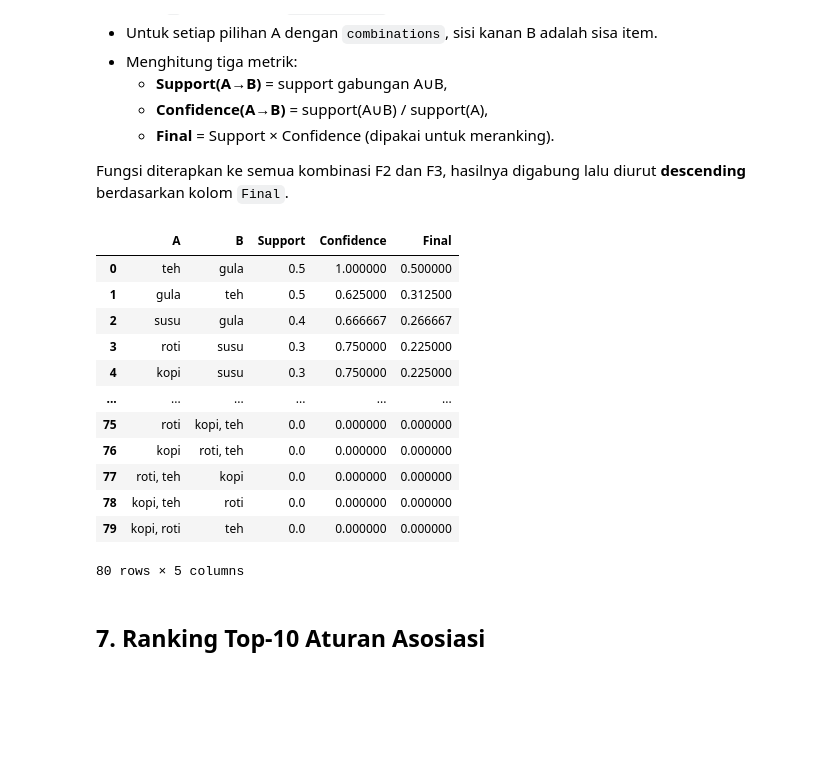
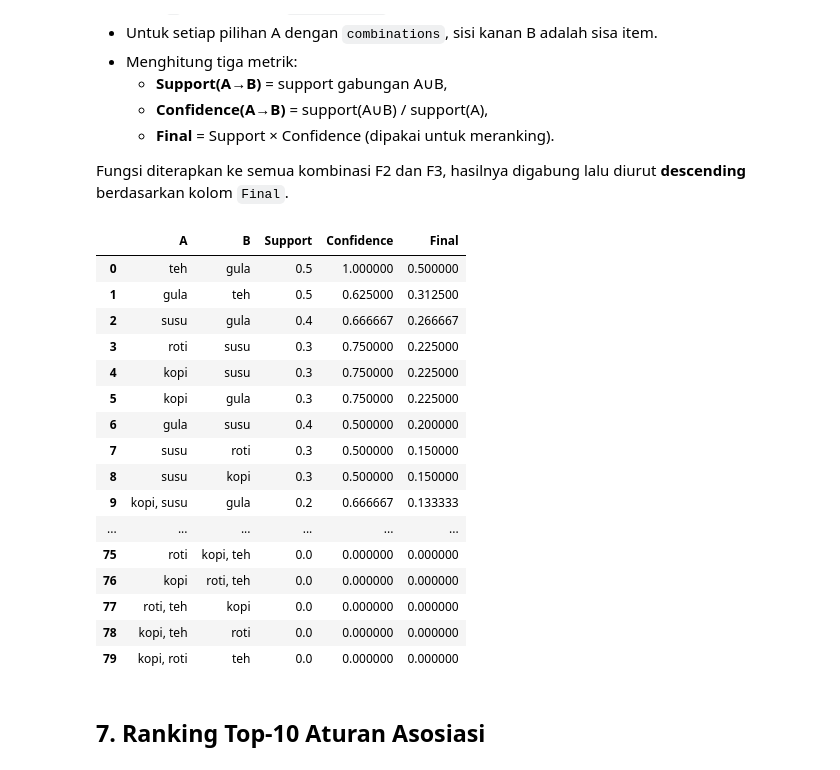
Before and after one commit to ravi-arnan/DataMining, a Jupyter notebook: Tugas1_Apriori.ipynb, the cells around one changed output. Cells and saved outputs as stored; diff of their text form; code cells hidden in the pictures; blank space fills up the shorter version.

```diff
--- a/Tugas1_Apriori.ipynb
+++ b/Tugas1_Apriori.ipynb
@@ -205,41 +205,47 @@ def buat_aturan(itemset):
     for r in range(1, len(items)):
         for A in combinations(items, r):
             B = tuple(sorted(set(items) - set(A)))
             sup_AB = support(items)
             sup_A = support(A)
             conf = sup_AB / sup_A if sup_A > 0 else 0
             aturan.append({
                 'A': ', '.join(sorted(A)),
                 'B': ', '.join(B),
                 'Support': sup_AB,
                 'Confidence': conf,
                 'Final': sup_AB * conf,
             })
     return aturan
 
 rules = []
 for combo in combinations(produk, 2):
     rules += buat_aturan(combo)
 for combo in combinations(produk, 3):
     rules += buat_aturan(combo)
 
 df_rules = pd.DataFrame(rules)
 df_rules = df_rules.sort_values('Final', ascending=False).reset_index(drop=True)
-df_rules
+# Tampilkan SEMUA baris (80) tanpa dipotong "..." oleh pandas
+with pd.option_context('display.max_rows', None):
+    display(df_rules)
 # %% [output]
 |  | A | B | Support | Confidence | Final |
 | 0 | teh | gula | 0.5 | 1.000000 | 0.500000 |
 | 1 | gula | teh | 0.5 | 0.625000 | 0.312500 |
 | 2 | susu | gula | 0.4 | 0.666667 | 0.266667 |
 | 3 | roti | susu | 0.3 | 0.750000 | 0.225000 |
 | 4 | kopi | susu | 0.3 | 0.750000 | 0.225000 |
+| 5 | kopi | gula | 0.3 | 0.750000 | 0.225000 |
+| 6 | gula | susu | 0.4 | 0.500000 | 0.200000 |
+| 7 | susu | roti | 0.3 | 0.500000 | 0.150000 |
+| 8 | susu | kopi | 0.3 | 0.500000 | 0.150000 |
+| 9 | kopi, susu | gula | 0.2 | 0.666667 | 0.133333 |
 | ... | ... | ... | ... | ... | ... |
 | 75 | roti | kopi, teh | 0.0 | 0.000000 | 0.000000 |
 | 76 | kopi | roti, teh | 0.0 | 0.000000 | 0.000000 |
 | 77 | roti, teh | kopi | 0.0 | 0.000000 | 0.000000 |
 | 78 | kopi, teh | roti | 0.0 | 0.000000 | 0.000000 |
 | 79 | kopi, roti | teh | 0.0 | 0.000000 | 0.000000 |
-80 rows × 5 columns
 # %% [markdown]
 ## 7. Ranking Top-10 Aturan Asosiasi
 # %% [markdown]
```
Also changed, not shown: 10 other files.
